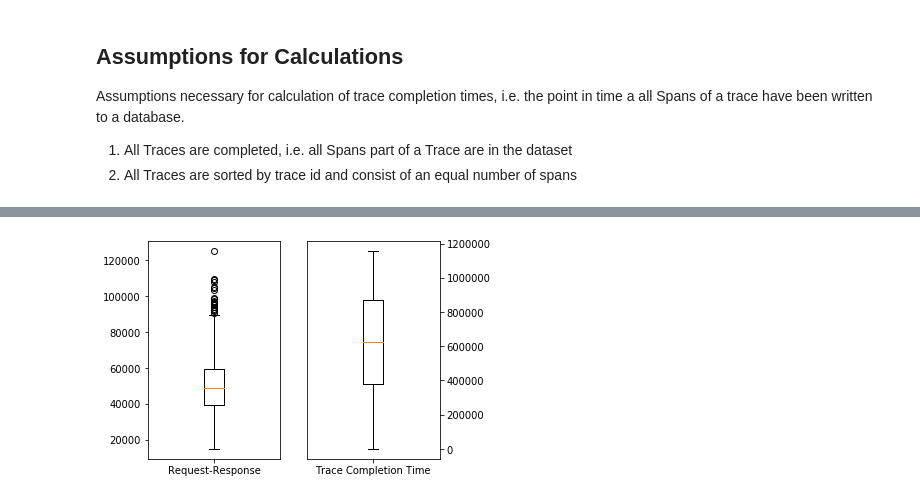
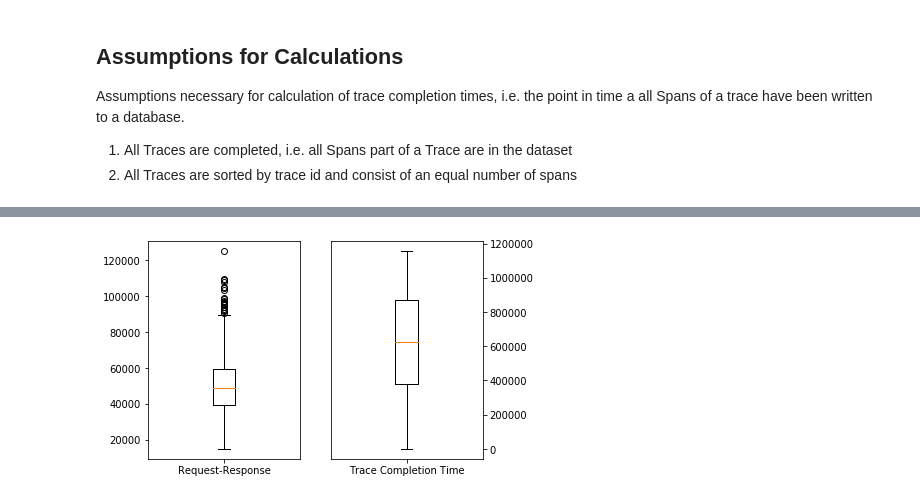
Before and after one commit to dominik-/t-race, a Jupyter notebook: analysis.ipynb, the cells around one changed output, grey strips where cells are left out. Drawn from its saved outputs; the diff is of its cells as text; code cells hidden in the pictures.

```diff
--- a/analysis.ipynb
+++ b/analysis.ipynb
@@ -101,19 +115,20 @@ plt.savefig('shower.pdf')
 <Figure size 432x288 with 0 Axes>
 # %%
+
 #plt.title('Visibility Delay')
 figure1, axes = plt.subplots(1, 2)
 #apparently we have too much stuff going on at the righthand y-axis, so we need to add extra space
-figure1.subplots_adjust(right=0.8)
+#figure1.subplots_adjust(right=0.8)
 #axes[0].text('Latency [µs]')
 label = 'exp'
 #label = 'large-baggage'
 axes[0].boxplot([df_roots['duration']], labels=['Request-Response'])
 #plt.savefig('latency-high-baggage.pdf')
 axes[1].boxplot([df_roots['trace_completion_time']], labels=['Trace Completion Time'])
 axes[1].yaxis.tick_right()
 figure1.savefig('latency-'+label+'.pdf')
 #plt.savefig('completion-high-baggage.pdf')
 #plt.savefig('completion'+label+'.pdf')
 #plot = plt.boxplot([df_roots['duration'], df_roots['completion_time']], labels=['Request-Response','Trace Completion'])
 # %% [output]
-[figure, old version]
+[figure, new version]
```
Also changed, not shown: parts of 3 cells of this notebook, 6 other files.
